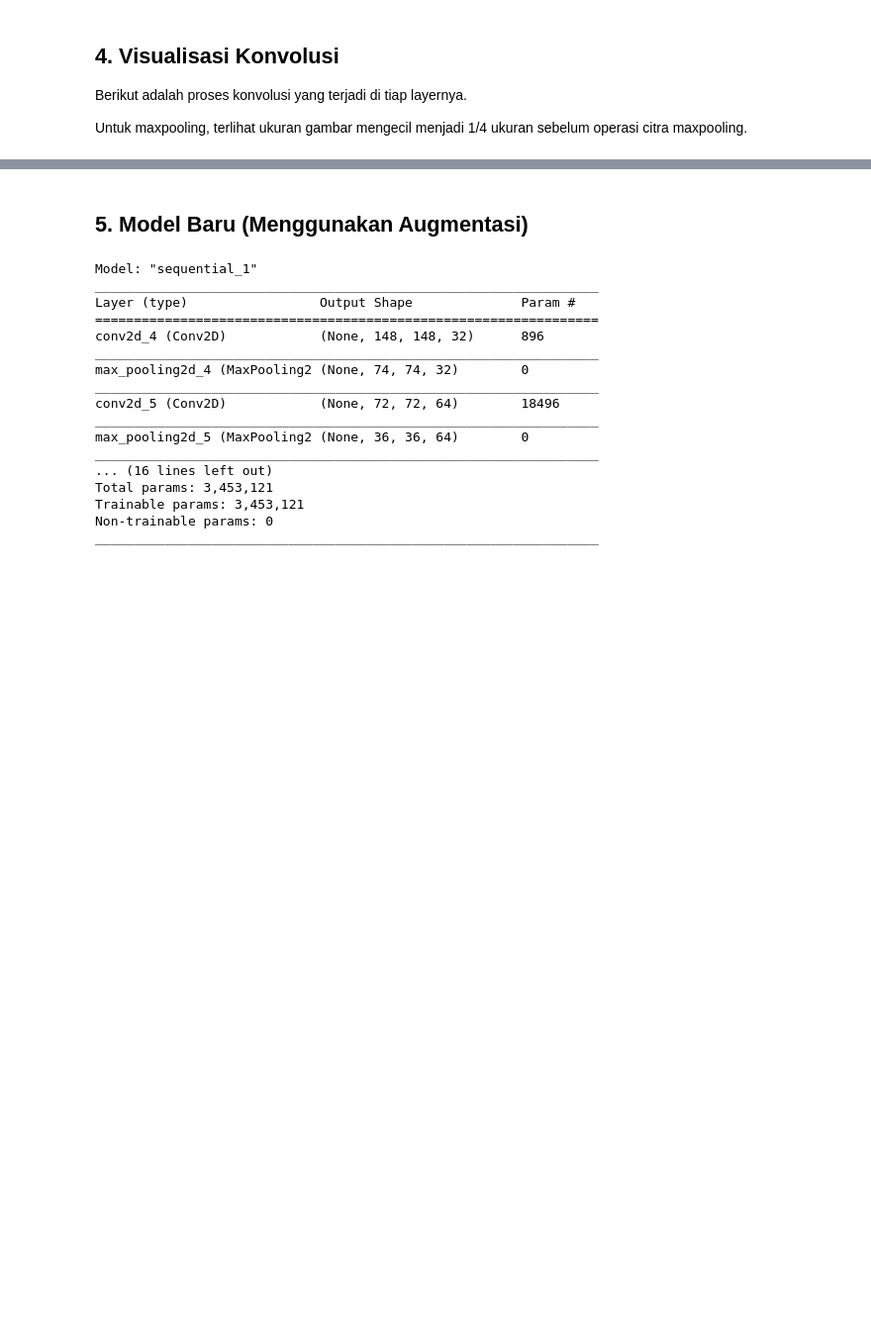
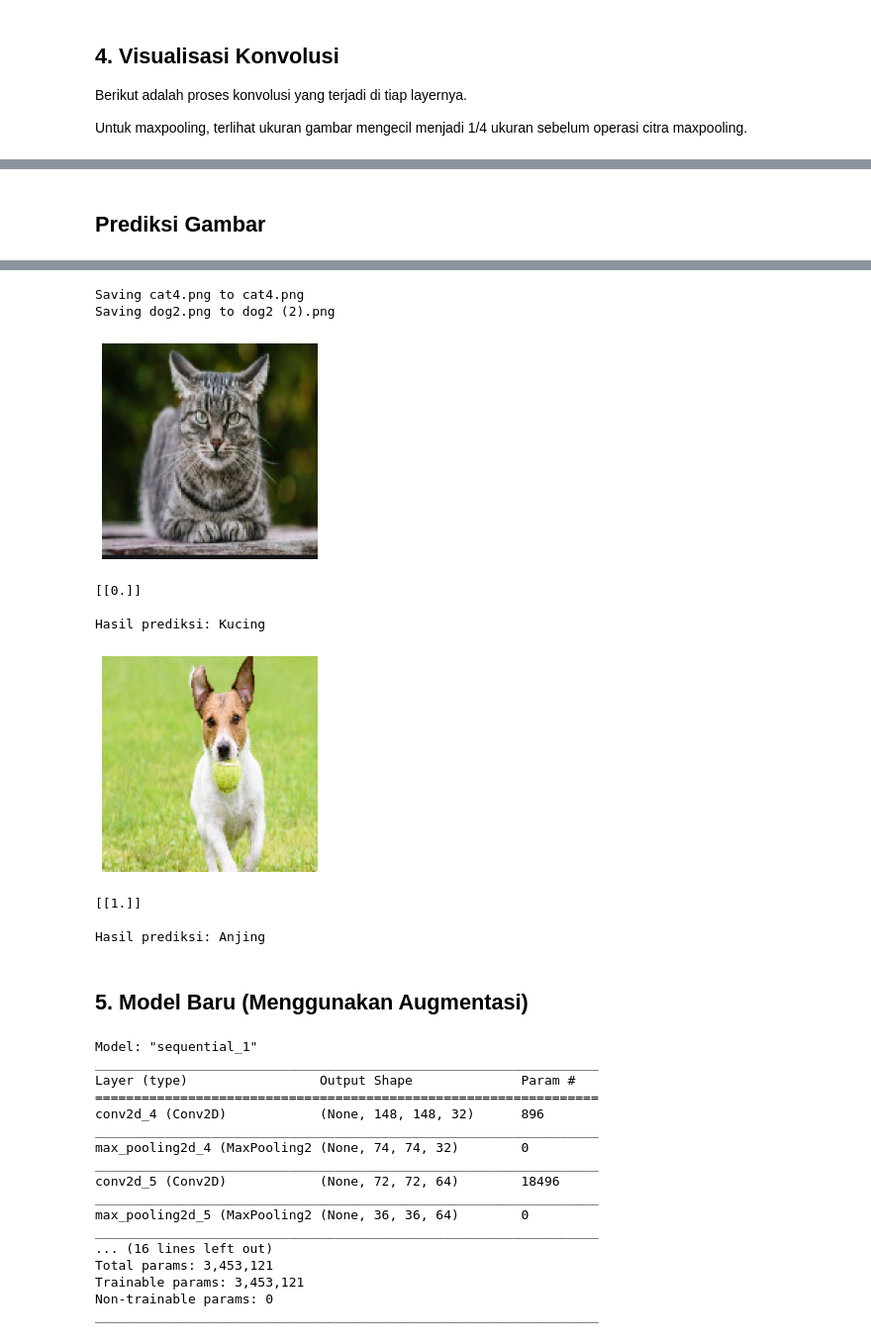
Before and after one commit to IrfanChairurrachman/Cats-vs-Dogs, a Jupyter notebook: KC_Final_Project.ipynb, the cells around one changed output, grey strips where cells are left out. Shown at 99% size. Drawn from its saved outputs; the diff is of its cells as text; code cells hidden in the pictures; blank space fills up the shorter version.

```diff
--- a/KC_Final_Project.ipynb
+++ b/KC_Final_Project.ipynb
@@ -431,0 +416,29 @@ for layer_name, feature_map in zip(layer_names, successive_feature_maps):
+# %% [markdown]
+## Prediksi Gambar
+# %%
+from google.colab import files
+from keras.preprocessing import image
+
+uploaded = files.upload()
+
+for fn in uploaded.keys():
+
+  # Prediksi dengan mengunggah gambar
+  path = fn
+  img = image.load_img(path, target_size=(150,150))
+  plt.imshow(img)
+  plt.axis('Off')
+  plt.show()
+  x = image.img_to_array(img)
+  x = np.expand_dims(x, axis=0)
+
+  images = np.vstack([x])
+  classes = model.predict(images, batch_size=10)
+  print(classes) # Prediksi kelas tersimpan dalam array
+  # Keluaran Prediksi
+  print('\nHasil prediksi:', end=' ')
+  if classes[0][0] == 0:
+    print('Kucing\n')
+  else:
+    print('Anjing\n')
+# %% [output]
@@ -432,3 +446,13 @@ for layer_name, feature_map in zip(layer_names, successive_feature_maps):
+Saving cat4.png to cat4.png
+Saving dog2.png to dog2 (2).png
+[figure, added]
+[[0.]]
+
+Hasil prediksi: Kucing
+[figure, added]
+[[1.]]
+
+Hasil prediksi: Anjing
 # %% [markdown]
 ## 5. Model Baru (Menggunakan Augmentasi)
 # %%
```
Also changed, not shown: parts of 7 cells of this notebook.
